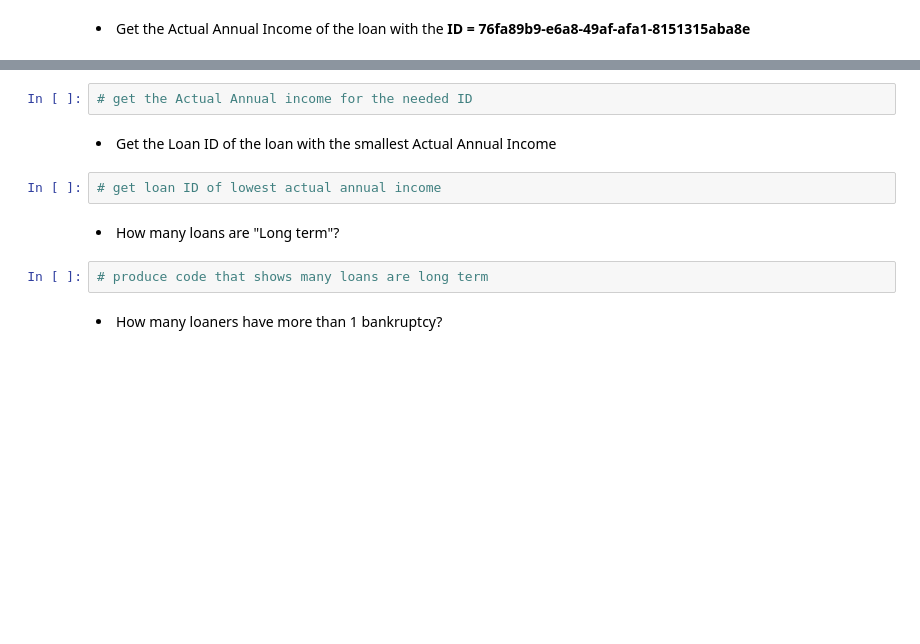
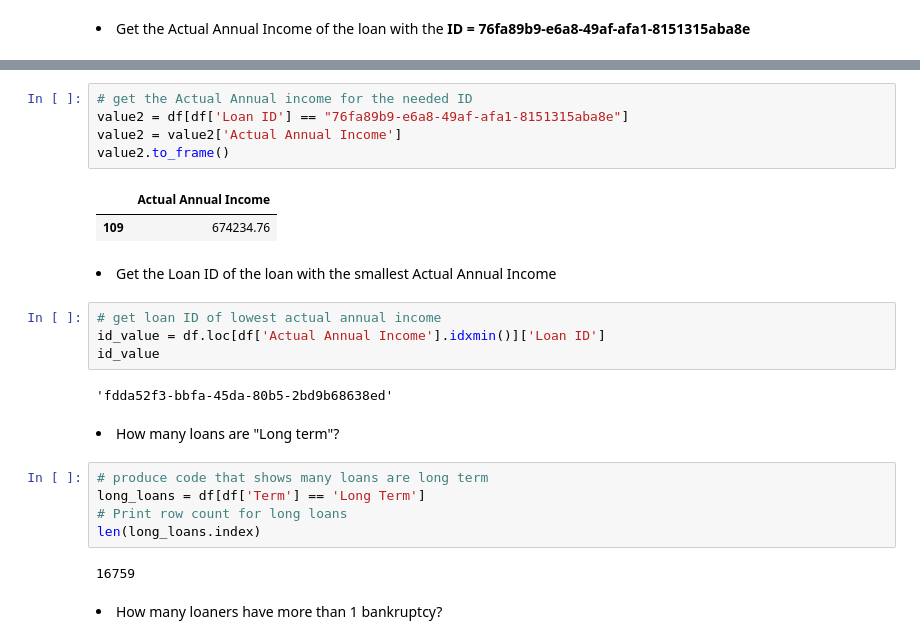
Before and after one commit to jtsillan/DataAnalytics, a Jupyter notebook: exercise_set_2/execise_set_2.ipynb, the cells around one changed output, grey strips where cells are left out. Saved outputs shown, nothing was run; the diff lists cells and outputs as text; blank space fills up the shorter version.

```diff
--- a/exercise_set_2/execise_set_2.ipynb
+++ b/exercise_set_2/execise_set_2.ipynb
@@ -55,13 +152,28 @@ You can return all of these exercises in a single Jupyter Notebook, if you wish.
 # %%
 # get the Actual Annual income for the needed ID
+value2 = df[df['Loan ID'] == "76fa89b9-e6a8-49af-afa1-8151315aba8e"]
+value2 = value2['Actual Annual Income']
+value2.to_frame()
+# %% [output]
+|  | Actual Annual Income |
+| 109 | 674234.76 |
 # %% [markdown]
 <li>Get the Loan ID of the loan with the smallest Actual Annual Income </li>
 # %%
 # get loan ID of lowest actual annual income
+id_value = df.loc[df['Actual Annual Income'].idxmin()]['Loan ID']
+id_value
+# %% [output]
+'fdda52f3-bbfa-45da-80b5-2bd9b68638ed'
 # %% [markdown]
 <li>How many loans are "Long term"?</li>
 # %%
 # produce code that shows many loans are long term
+long_loans = df[df['Term'] == 'Long Term']
+# Print row count for long loans
+len(long_loans.index)
+# %% [output]
+16759
 # %% [markdown]
 <li>How many loaners have more than 1 bankruptcy?</li>
 # %%
```
Also changed, not shown: parts of 22 cells of this notebook, 2 other files.
